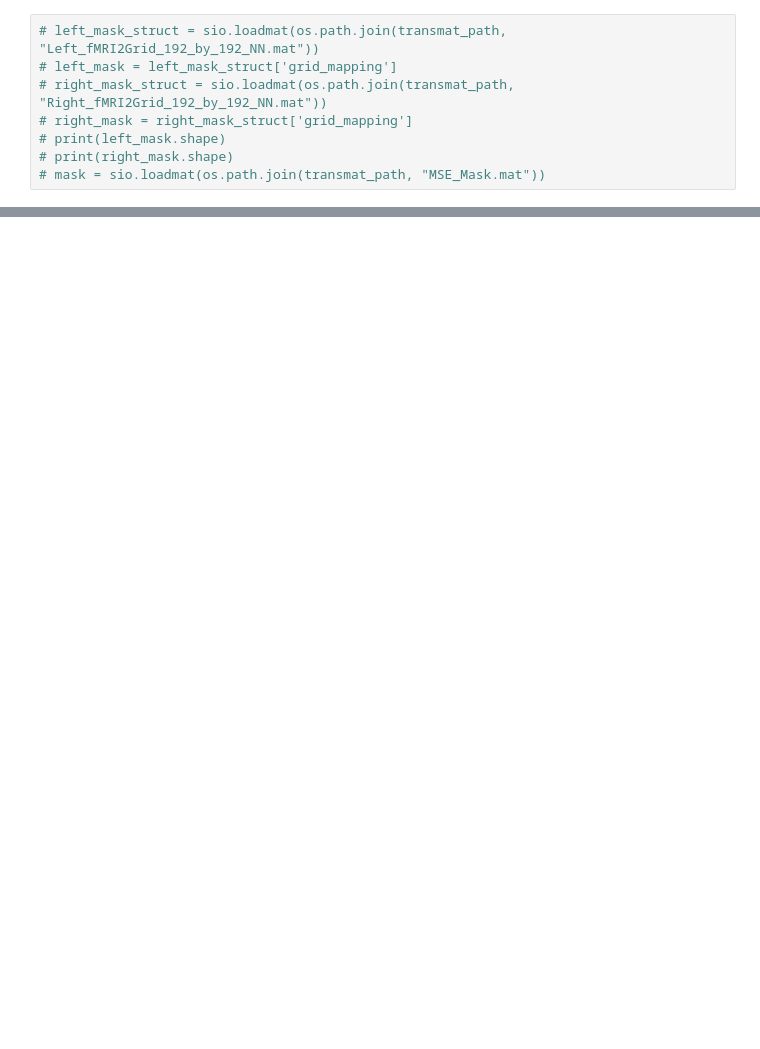
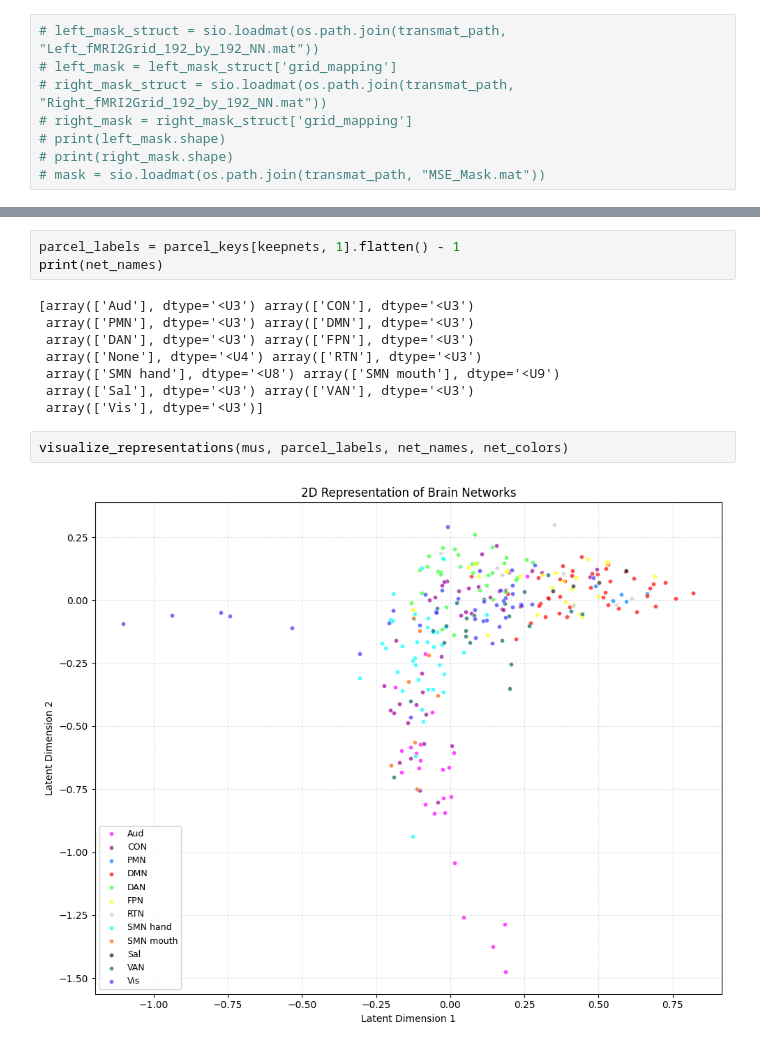
Before and after one commit to Era5eMe/Tu-2025-VAE_FC_embedding, a Jupyter notebook: format_fsLR32k_to_192by192.ipynb, the cells around one changed output, grey strips where cells are left out. Drawn from its saved outputs; the diff is of its cells as text; blank space fills up the shorter version.

```diff
--- a/format_fsLR32k_to_192by192.ipynb
+++ b/format_fsLR32k_to_192by192.ipynb
@@ -411,0 +608,15 @@ print(right_surf_recon.shape)
+# %%
+parcel_labels = parcel_keys[keepnets, 1].flatten() - 1
+print(net_names)
+# %% [output]
+[array(['Aud'], dtype='<U3') array(['CON'], dtype='<U3')
+ array(['PMN'], dtype='<U3') array(['DMN'], dtype='<U3')
+ array(['DAN'], dtype='<U3') array(['FPN'], dtype='<U3')
+ array(['None'], dtype='<U4') array(['RTN'], dtype='<U3')
+ array(['SMN hand'], dtype='<U8') array(['SMN mouth'], dtype='<U9')
+ array(['Sal'], dtype='<U3') array(['VAN'], dtype='<U3')
+ array(['Vis'], dtype='<U3')]
+# %%
+visualize_representations(mus, parcel_labels, net_names, net_colors)
+# %% [output]
+[figure, added]
```
Also changed, not shown: parts of 11 cells of this notebook.
